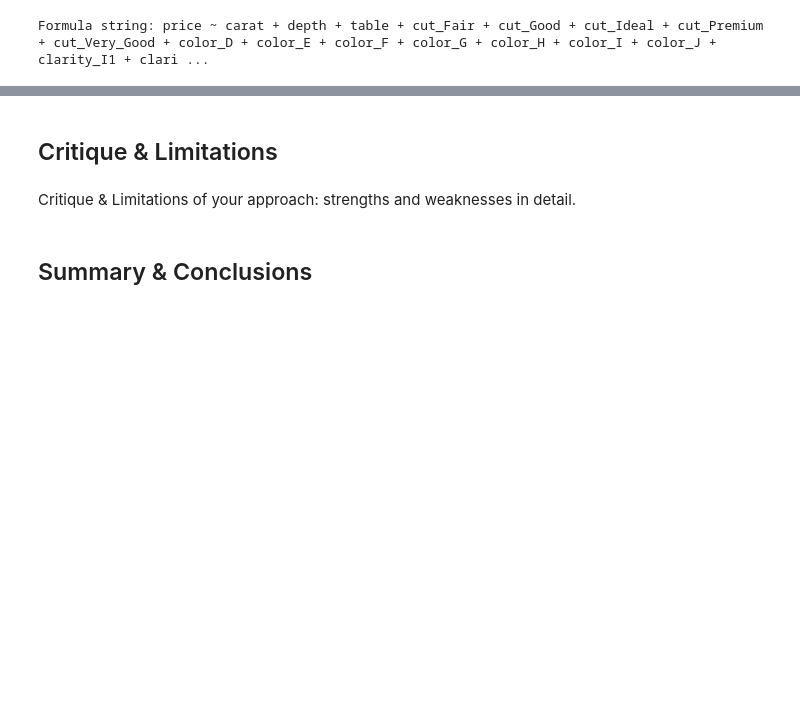
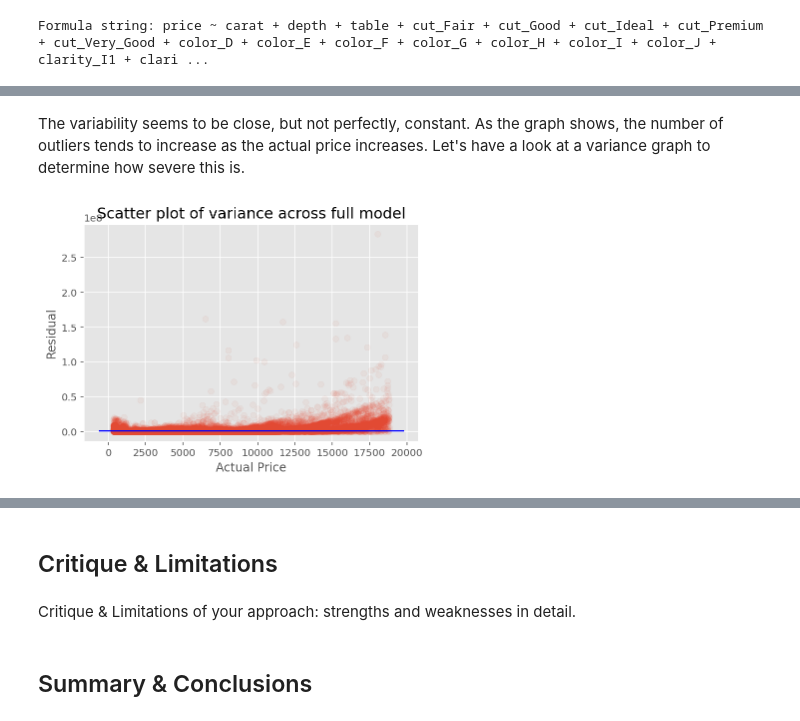
Before and after one commit to billytheme/computing-maths-group-32, a Jupyter notebook: Phase_2_Report.ipynb, the cells around one changed output, grey strips where cells are left out. Saved outputs shown, nothing was run; the diff lists cells and outputs as text; code cells hidden in the pictures; blank space fills up the shorter version.

```diff
--- a/Phase_2_Report.ipynb
+++ b/Phase_2_Report.ipynb
@@ -137,0 +182,16 @@ strong multicollinearity problems or that the design matrix is singular.
+# %% [markdown]
+The variability seems to be close, but not perfectly, constant. As the graph shows, the number of outliers tends to increase as the actual price increases. Let's have a look at a variance graph to determine how severe this is.
+# %%
+def plot_line(axis, slope, intercept, **kargs):
+    xmin, xmax = axis.get_xlim()
+    plt.plot([xmin, xmax], [xmin*slope+intercept, xmax*slope+intercept], **kargs)
+
+# Creating scatter plot
+plt.scatter(residuals_full_model['actual'], residuals_full_model['residual']**2, alpha=0.05);
+plot_line(axis=plt.gca(), slope=0, intercept=np.average(residuals_full_model['residual']**2), c="blue");
+plt.xlabel('Actual Price');
+plt.ylabel('Residual');
+plt.title('Scatter plot of variance across full model', fontsize=15);
+plt.show();
+# %% [output]
+[figure, added]
```
Also changed, not shown: parts of 38 cells of this notebook, 3 other files.
